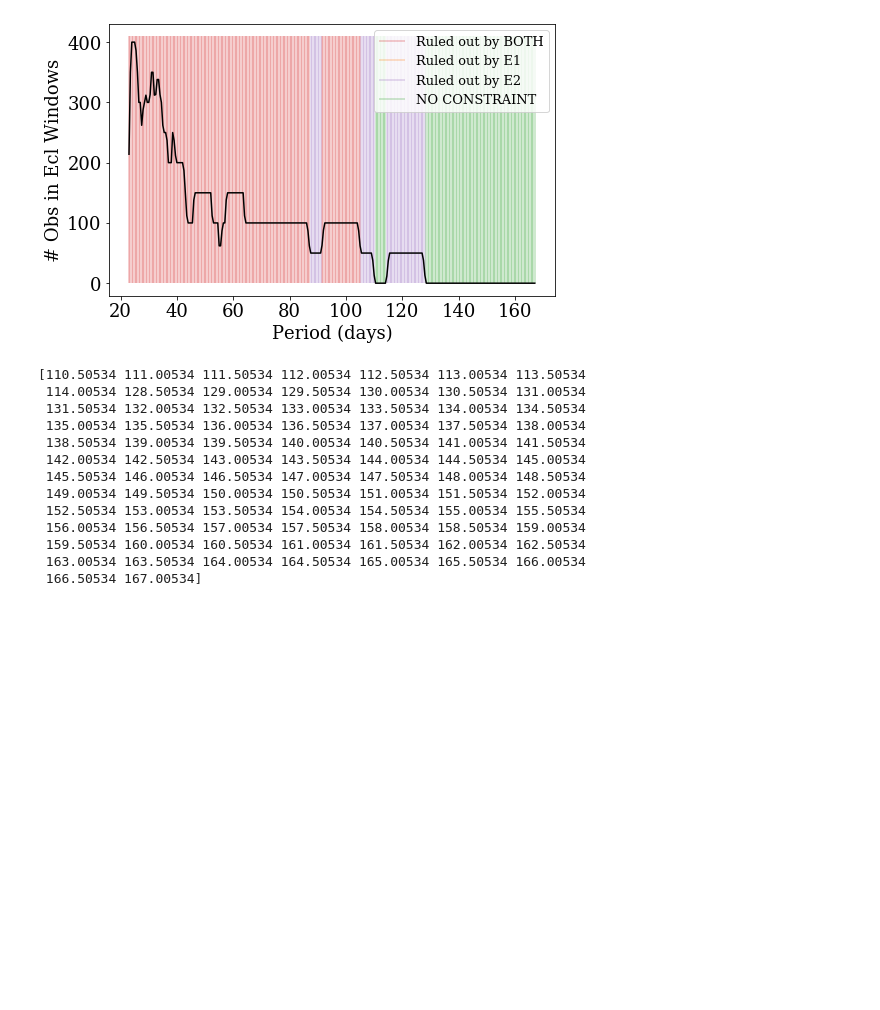
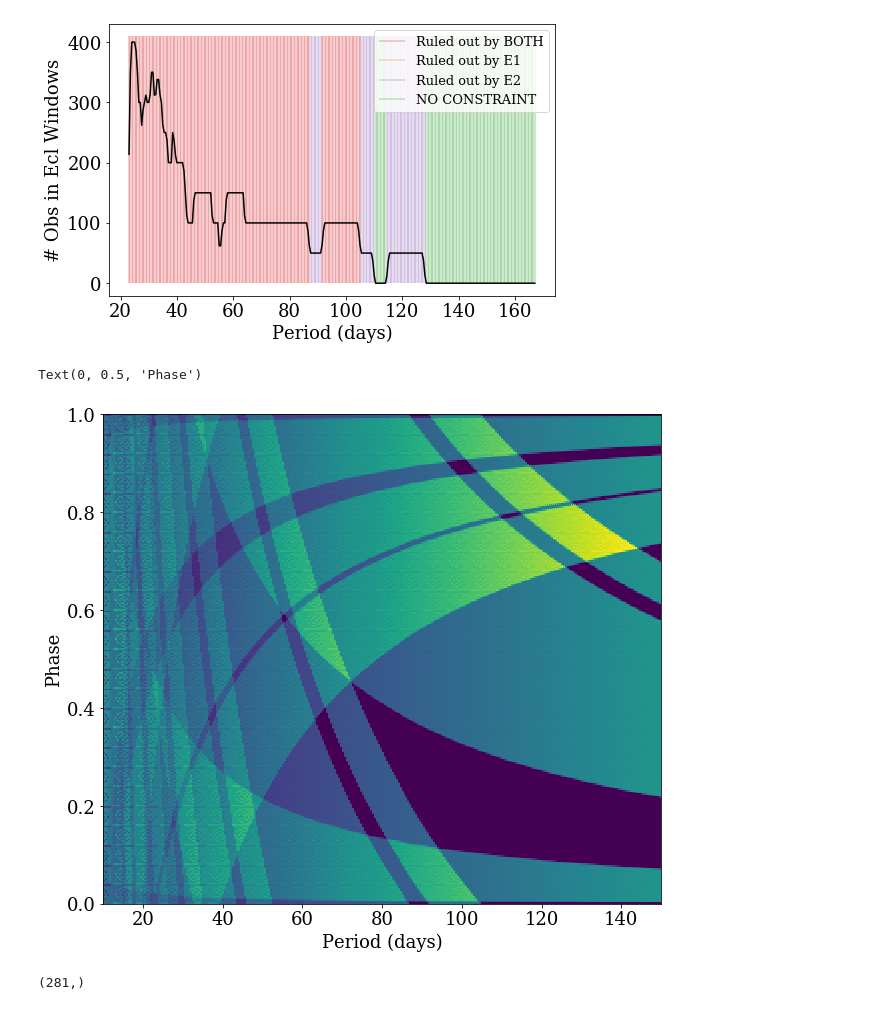
Before and after one commit to jradavenport/P_e_window, a Jupyter notebook: explore.ipynb, the cells around one changed output. Drawn from its saved outputs; the diff is of its cells as text; code cells hidden in the pictures; blank space fills up the shorter version.

```diff
--- a/explore.ipynb
+++ b/explore.ipynb
@@ -201,19 +201,3 @@ plt.ylabel('# Obs in Ecl Windows')
 plt.savefig('P_allowed.png', bbox_inches='tight', pad_inches=0.25, dpi=200)
 # %% [output]
 [figure]
-# %%
-print(P[(is1 == 0) & (is2 == 0)])
-# %% [output]
-[110.50534 111.00534 111.50534 112.00534 112.50534 113.00534 113.50534
- 114.00534 128.50534 129.00534 129.50534 130.00534 130.50534 131.00534
- 131.50534 132.00534 132.50534 133.00534 133.50534 134.00534 134.50534
- 135.00534 135.50534 136.00534 136.50534 137.00534 137.50534 138.00534
- 138.50534 139.00534 139.50534 140.00534 140.50534 141.00534 141.50534
- 142.00534 142.50534 143.00534 143.50534 144.00534 144.50534 145.00534
- 145.50534 146.00534 146.50534 147.00534 147.50534 148.00534 148.50534
- 149.00534 149.50534 150.00534 150.50534 151.00534 151.50534 152.00534
- 152.50534 153.00534 153.50534 154.00534 154.50534 155.00534 155.50534
- 156.00534 156.50534 157.00534 157.50534 158.00534 158.50534 159.00534
- 159.50534 160.00534 160.50534 161.00534 161.50534 162.00534 162.50534
- 163.00534 163.50534 164.00534 164.50534 165.00534 165.50534 166.00534
- 166.50534 167.00534]
@@ -219,0 +206,14 @@ print(P[(is1 == 0) & (is2 == 0)])
+# %%
+P, is1, is2, PP, EE, coverage = phase_coverage(time, E1_TIME, E2_TIME, minP=10., maxP=150, return_coverage=True)
+# %%
+plt.figure(figsize=(10,9))
+plt.pcolormesh(PP,EE, coverage)
+plt.xlabel('Period (days)')
+plt.ylabel('Phase')
+# %% [output]
+Text(0, 0.5, 'Phase')
+[figure, added]
+# %%
+P.shape
+# %% [output]
+(281,)
```
Also changed, not shown: parts of 4 cells of this notebook, 1 other file.
